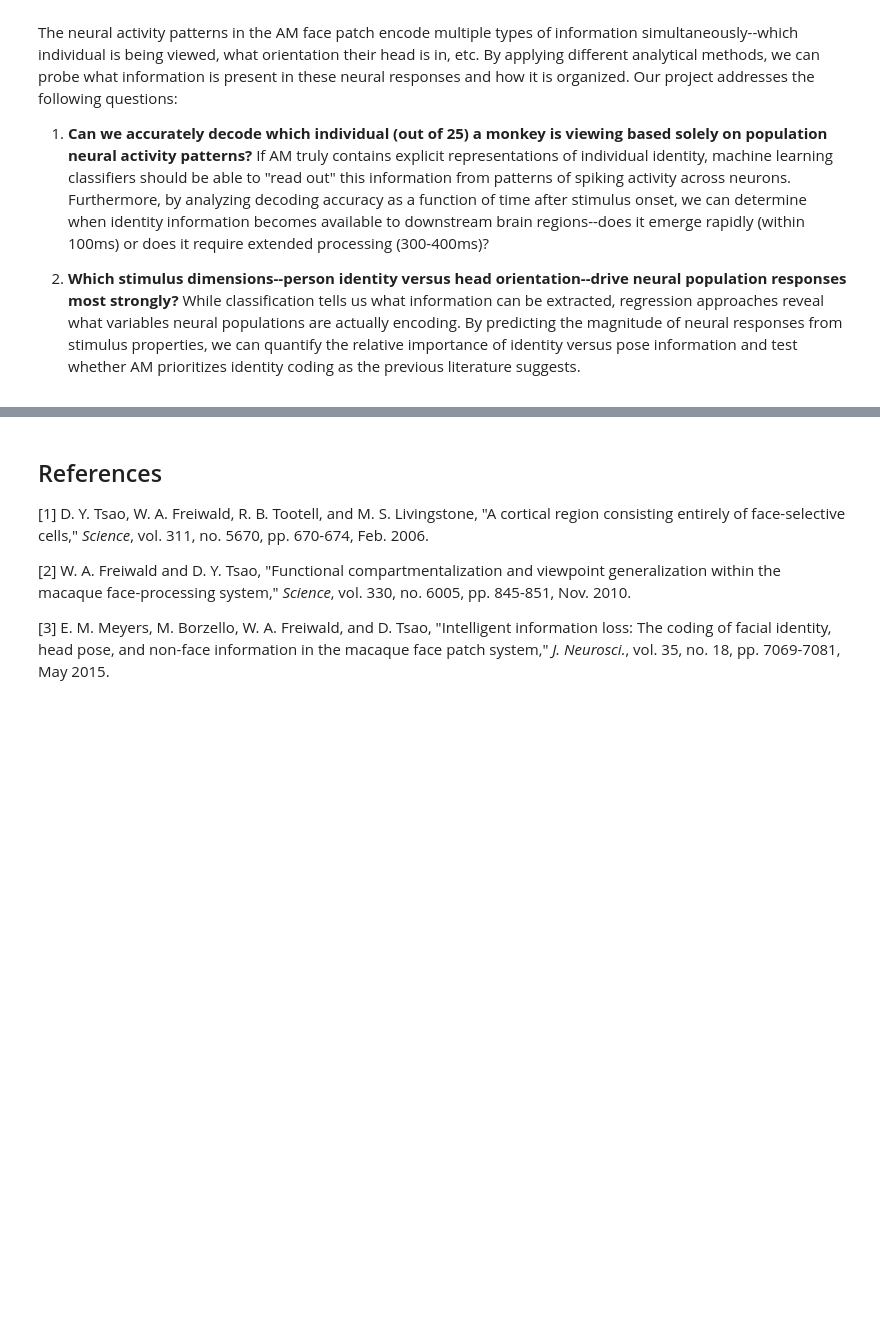
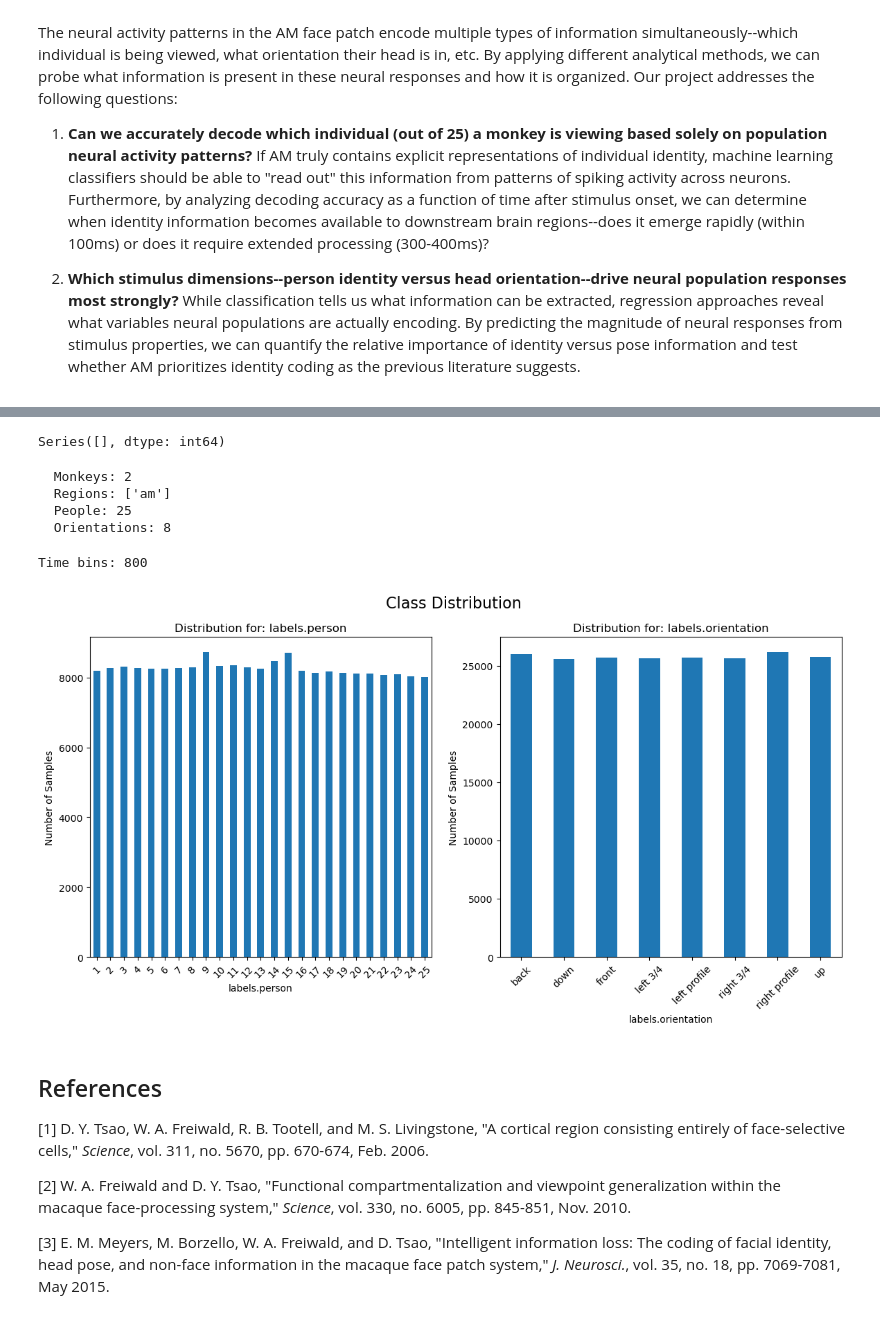
Before and after one commit to lowell-monis/faceviews-decoding, a Jupyter notebook: final_report.ipynb, the cells around one changed output, grey strips where cells are left out. Saved outputs shown, nothing was run; the diff lists cells and outputs as text; code cells hidden in the pictures; blank space fills up the shorter version.

Commit message:
data cleaning completed for most parts

```diff
--- a/final_report.ipynb
+++ b/final_report.ipynb
@@ -52,0 +78,2 @@ import pandas as pd
+# %%
+data = pd.read_csv("data/data.csv")
@@ -52,0 +86,37 @@ import pandas as pd
+# %%
+null_count[null_count>0]
+# %% [output]
+Series([], dtype: int64)
+# %%
+print(f"  Monkeys: {data['site_info.monkey'].nunique()}")
+print(f"  Regions: {data['site_info.region'].unique()}")
+print(f"  People: {data['labels.person'].nunique()}")
+print(f"  Orientations: {data['labels.orientation'].nunique()}")
+# %% [output]
+  Monkeys: 2
+  Regions: ['am']
+  People: 25
+  Orientations: 8
+# %%
+print(f"Time bins: {len([col for col in data.columns if col.startswith('time.')])}")
+# %% [output]
+Time bins: 800
+# %%
+le_person = LabelEncoder()
+data['person_encoded'] = le_person.fit_transform(data['labels.person'])
+
+le_orient = LabelEncoder()
+data['orient_encoded'] = le_orient.fit_transform(data['labels.orientation'])
+# %%
+class_columns = ['labels.person', 'labels.orientation']
+fig, axes = plt.subplots(nrows=1, ncols=2, figsize=(14, 6))
+plt.suptitle('Class Distribution', fontsize=16)
+
+for i, col in enumerate(class_columns):
+    class_counts = data[col].value_counts().sort_index()
+    class_counts.plot(kind='bar', ax=axes[i], rot=45)
+    axes[i].set_title(f'Distribution for: {col}', fontsize=12)
+    axes[i].set_ylabel('Number of Samples')
+    axes[i].set_xlabel(col)
+# %% [output]
+[figure, added]
```
Also changed, not shown: parts of 9 cells of this notebook.
